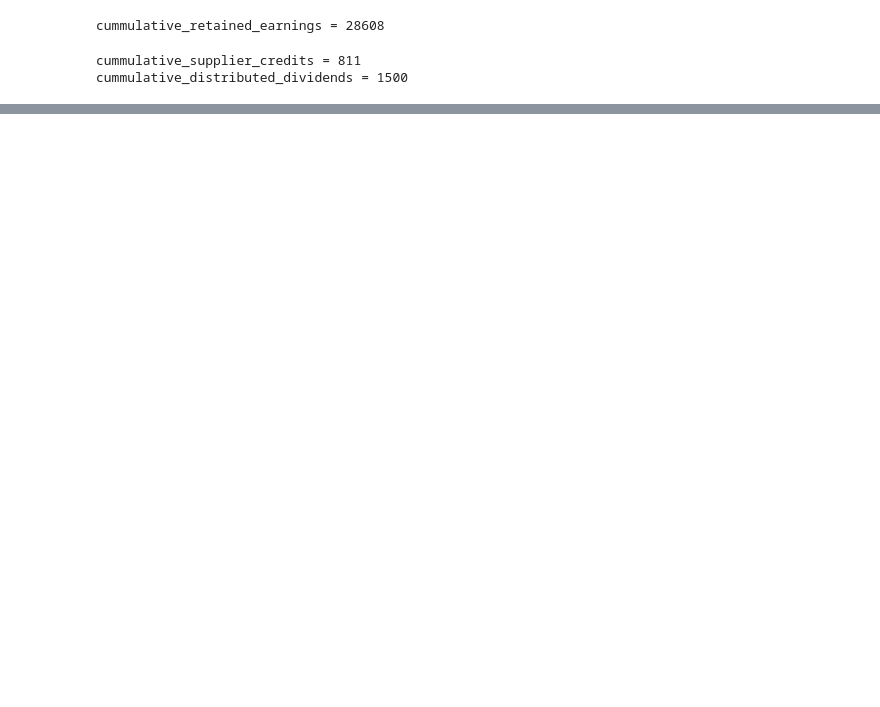
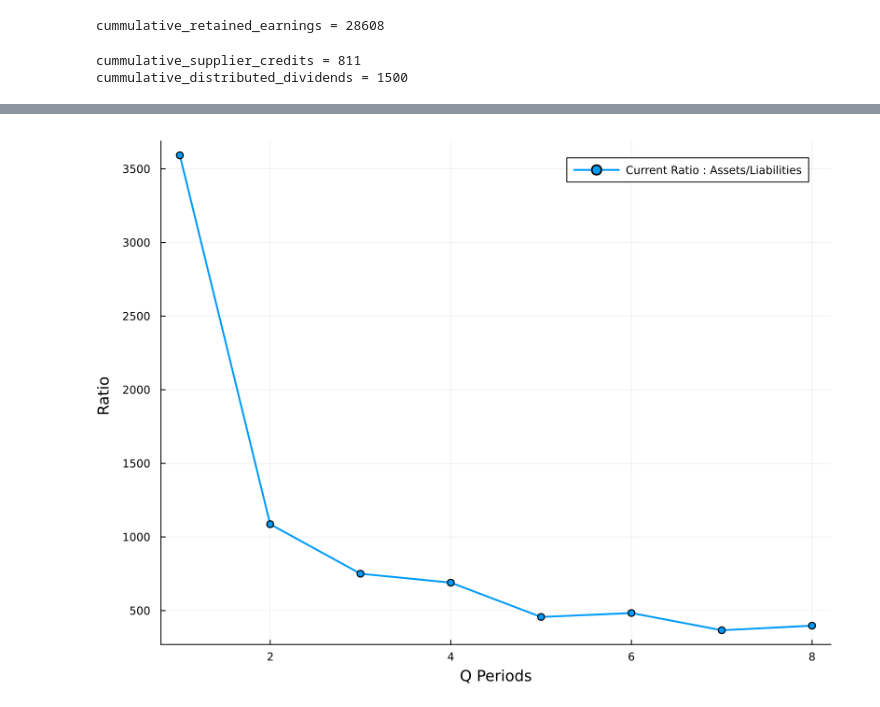
Before and after one commit to setrar/Business, a Jupyter notebook: FinancialStatements/financial_presentation.ipynb, the cells around one changed output, grey strips where cells are left out. Saved outputs shown, nothing was run; the diff lists cells and outputs as text; code cells hidden in the pictures; blank space fills up the shorter version.

```diff
--- a/FinancialStatements/financial_presentation.ipynb
+++ b/FinancialStatements/financial_presentation.ipynb
@@ -96,0 +112,13 @@ plot(p2
+# %%
+p3 = plot(current_ratio
+    , label = "Current Ratio : Assets/Liabilities"
+    , linewidth=2, marker=:circle
+)
+plot(p3
+    , legend=true
+    # , title="Key Financial Indicators"
+    , xlabel="Q Periods", ylabel="Ratio "
+    , size = (800,600)
+)
+# %% [output]
+[figure, added]
```
Also changed, not shown: parts of 11 cells of this notebook.
